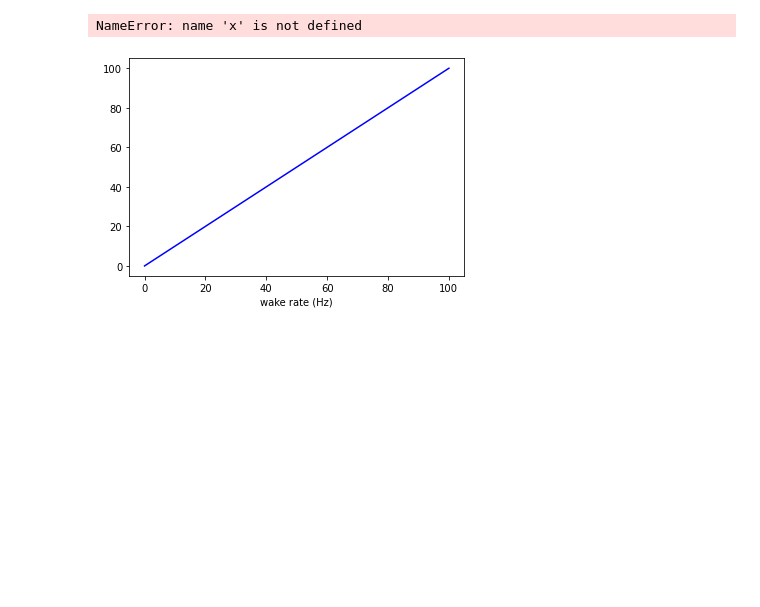
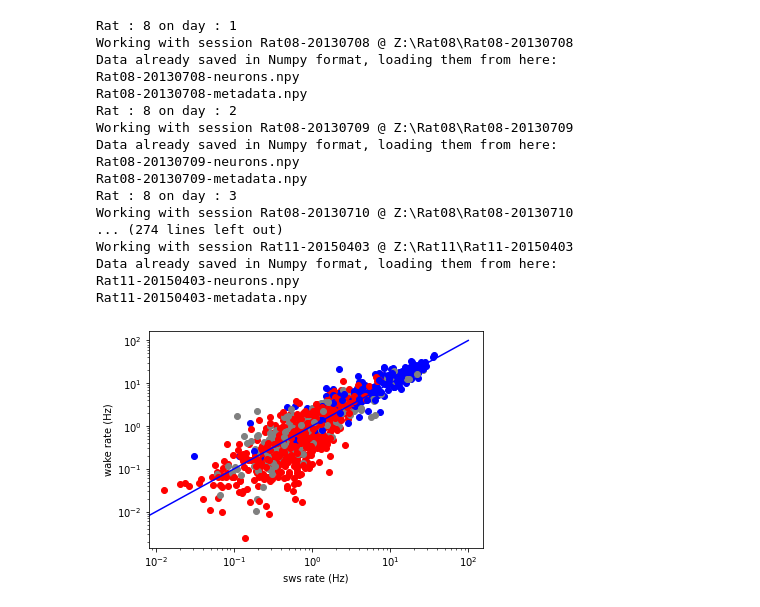
Before and after one commit to PLoizidou/PCBS_Emotional_Memory, a Jupyter notebook: PCBS Final Project.ipynb, the cells around one changed output. Drawn from its saved outputs; the diff is of its cells as text; code cells hidden in the pictures; blank space fills up the shorter version.

Commit message:
Update PCBS Final Project.ipynb
fixed bugs for 'wake' state

```diff
--- a/PCBS Final Project.ipynb
+++ b/PCBS Final Project.ipynb
@@ -87,15 +103,19 @@ def get_firing_rate_for_specific_state(neurons, state):
 
     Keyword arguments:
     neurons -- numpy.ndarray containing series data of selected neurons
-    state -- string, should be one of the following: REM, sws, drowsy, wake (default='REM')
+    state -- string, should be one of the following: Rem, sws, drowsy, wake (default='REM')
 
     Restrictions:
     Can only be called when the neurons and session have already been loaded.
     """
     mean_firing_rates = pd.Series(index = np.arange(len(neurons)),dtype='float64')
     state_used = bk.load.states()[state]
+
     for i in range(len(neurons)):
-        spk_time = neurons[i].restrict(state_used).as_units('ms').index.values
-        mean_firing_rates[i] = len(spk_time)/state_used.tot_length('s')
-
+        try:
+            spk_time = neurons[i].restrict(state_used).as_units('ms').index.values
+            mean_firing_rates[i] = len(spk_time)/state_used.tot_length('s')
+        except Exception:
+            pass #using this exeption because not all neurons have spikes in all states. The nan values cannot be used to calculate firing rates.
+#     mean_firing_rates=mean_firing_rates.dropna()
     return mean_firing_rates
@@ -113,3 +150,12 @@ def get_firing_rate_for_all_states(neurons):
             mean_firing_rates[state][i] = len(spk_time)/state_used.tot_length('s')
 
     return mean_firing_rates
+# %%
+# h=get_firing_rate_for_all_states(neurons)
+states= bk.load.states()
+states_labels=list(states.keys())
+mean_firing_rates = pd.DataFrame(index = np.arange(len(neurons)),columns=states_labels, dtype='float64')
+for state in states_labels:
+    for i in range(len(neurons)):
+        spk_time = neurons[i].restrict(states[state]).as_units('ms').index.values
+        mean_firing_rates[state][i] = len(spk_time)/states[state].tot_length('s')
@@ -151,3 +225,6 @@ def get_plot_c_all_sessions(paths, states, brain_region):
         all_sessions_state0.append(FR_per_cell_state0)
         all_sessions_state1.append(FR_per_cell_state1)
     return all_sessions_state0, all_sessions_state1
+# %%
+#delete
+x,y=get_plot_c_all_sessions(session_paths[12:14], ['Rem','wake'],'BLA')
@@ -154,8 +242,8 @@ def get_plot_c_all_sessions(paths, states, brain_region):
 # %%
 def get_scatter_plot(paths, states, brain_region):
     x,y=get_plot_c_all_sessions(paths, states, brain_region)
-    identity=np.linspace(0,100,101)
-    plt.plot(identity, identity, 'k-', color='b')
+    identity=np.linspace(-10,100,101)
+    plt.plot(identity,identity, 'k-', color='b')
     for i in range(len(x)):
         plt.scatter(x[i][2],y[i][2], color='gray')
         plt.scatter(x[i][0],y[i][0], color='r')
@@ -174,16 +254,0 @@ for i in range(len(x)):
-# %%
-#delete
-states=['wake','Rem']
-identity=np.linspace(0,100,101)
-plt.plot(identity, identity, 'k-', color='b')
-plt.xlabel(f'{states[0]} rate (Hz)')
-for i in range(len(x)):
-    plt.scatter(x[i][2],y[i][2], color='gray')
-    plt.scatter(x[i][0],y[i][0], color='r')
-    plt.scatter(x[i][1],y[i][1], color='b')
-
-plt.yscale('log')
-plt.xscale('log')
-# %% [output]
-NameError: name 'x' is not defined
-[figure, removed]
@@ -201,0 +255,21 @@ for path in session_paths:
+# %%
+h=get_scatter_plot(session_paths, ['sws','wake'], 'BLA')
+# %% [output]
+Rat : 8 on day : 1
+Working with session Rat08-20130708 @ Z:\Rat08\Rat08-20130708
+Data already saved in Numpy format, loading them from here:
+Rat08-20130708-neurons.npy
+Rat08-20130708-metadata.npy
+Rat : 8 on day : 2
+Working with session Rat08-20130709 @ Z:\Rat08\Rat08-20130709
+Data already saved in Numpy format, loading them from here:
+Rat08-20130709-neurons.npy
+Rat08-20130709-metadata.npy
+Rat : 8 on day : 3
+Working with session Rat08-20130710 @ Z:\Rat08\Rat08-20130710
+... (274 lines left out)
+Working with session Rat11-20150403 @ Z:\Rat11\Rat11-20150403
+Data already saved in Numpy format, loading them from here:
+Rat11-20150403-neurons.npy
+Rat11-20150403-metadata.npy
+[figure, added]
```
Also changed, not shown: parts of 14 cells of this notebook.
